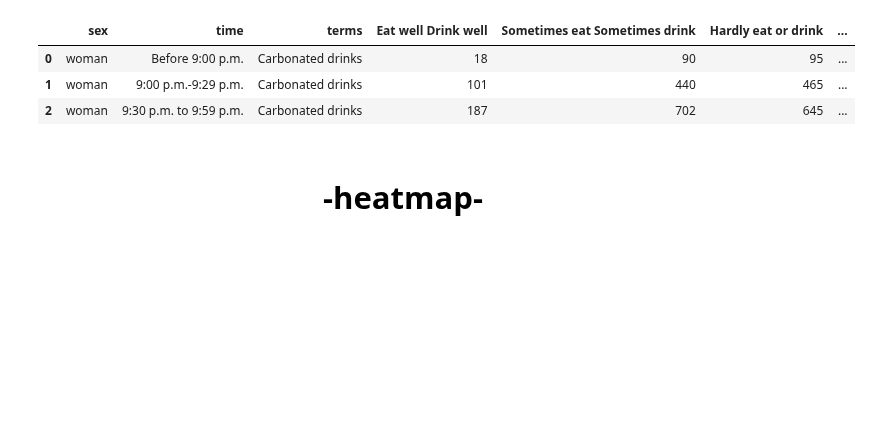
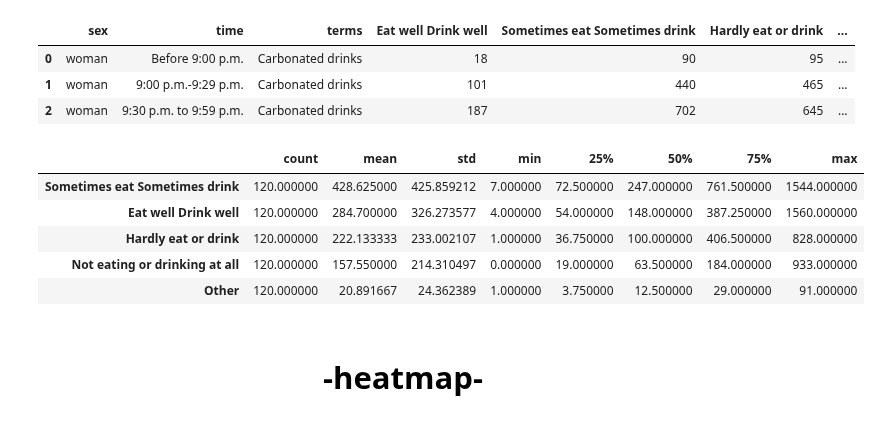
Before and after one commit to riicon72/kaggle, a Jupyter notebook: notebook_eda/eda-sleepingtime.ipynb, the cells around one changed output. Cells and saved outputs as stored; diff of their text form; code cells hidden in the pictures; blank space fills up the shorter version.

```diff
--- a/notebook_eda/eda-sleepingtime.ipynb
+++ b/notebook_eda/eda-sleepingtime.ipynb
@@ -27,6 +27,19 @@ df.head(3)
 | 0 | woman | Before 9:00 p.m. | Carbonated drinks | 18 | 90 | 95 | ... |
 | 1 | woman | 9:00 p.m.-9:29 p.m. | Carbonated drinks | 101 | 440 | 465 | ... |
 | 2 | woman | 9:30 p.m. to 9:59 p.m. | Carbonated drinks | 187 | 702 | 645 | ... |
+# %%
+# Statistical details
+df.iloc[:, :-1].describe().T.sort_values(by='std' , ascending = False)\
+                     .style.background_gradient(cmap='Greens')\
+                     .bar(subset=["max"], color='#F8766D')\
+                     .bar(subset=["mean",], color='#00BFC4')
+# %% [output]
+|  | count | mean | std | min | 25% | 50% | 75% | max |
+| Sometimes eat Sometimes drink | 120.000000 | 428.625000 | 425.859212 | 7.000000 | 72.500000 | 247.000000 | 761.500000 | 1544.000000 |
+| Eat well Drink well | 120.000000 | 284.700000 | 326.273577 | 4.000000 | 54.000000 | 148.000000 | 387.250000 | 1560.000000 |
+| Hardly eat or drink | 120.000000 | 222.133333 | 233.002107 | 1.000000 | 36.750000 | 100.000000 | 406.500000 | 828.000000 |
+| Not eating or drinking at all | 120.000000 | 157.550000 | 214.310497 | 0.000000 | 19.000000 | 63.500000 | 184.000000 | 933.000000 |
+| Other | 120.000000 | 20.891667 | 24.362389 | 1.000000 | 3.750000 | 12.500000 | 29.000000 | 91.000000 |
 # %% [markdown]
 <a id="1"></a>
 # <p style="background-image: url(https://i.postimg.cc/XNRWVtpC/publicdomainq-0062147.jpg);font-family:camtasia;font-size:120%;color:Black;text-align:center;border-radius:15px 50px; padding:7px"> -heatmap-</p>
```
Also changed, not shown: parts of 1 cell of this notebook.
